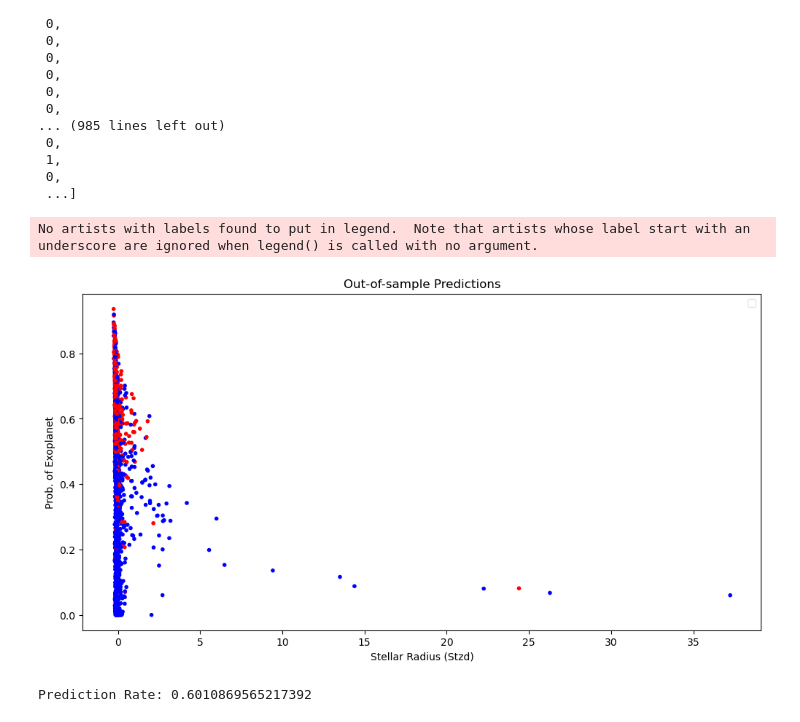
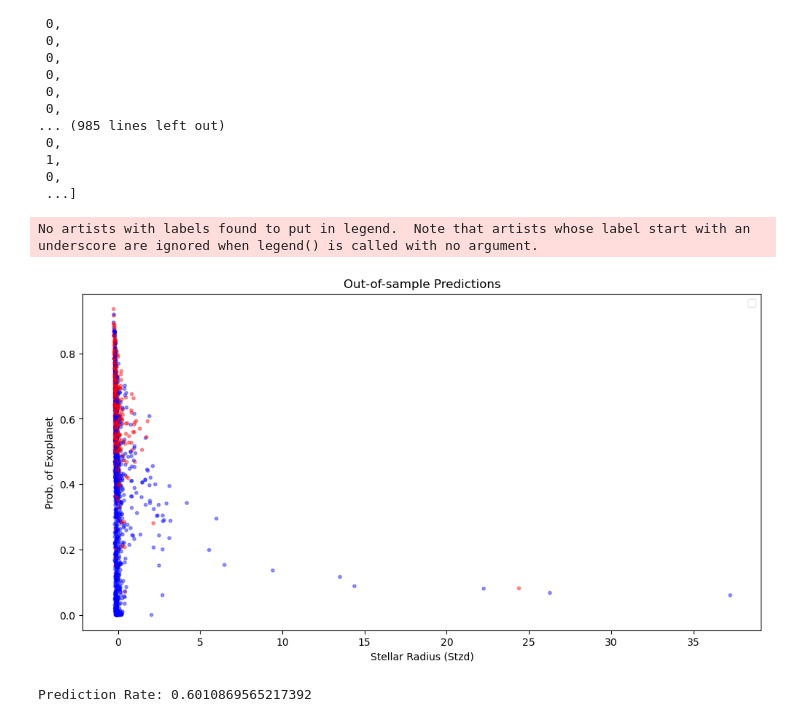
Before and after one commit to Haigro/Exoplanet-Classification, a Jupyter notebook: Project.ipynb, the cells around one changed output. Saved outputs shown, nothing was run; the diff lists cells and outputs as text; code cells hidden in the pictures.

```diff
--- a/Project.ipynb
+++ b/Project.ipynb
@@ -545,7 +546,8 @@ for i in range(cat.size):
 ax.scatter(x = preds_out_of_sample,
            y = model_preds.p,
            color = col,
-           marker = '.'
+           marker = '.',
+           alpha=0.4
            )
 
 # uncertainty about the estimates:
@@ -565,34 +567,34 @@ ax.scatter(x = preds_out_of_sample,
 #     label="Expected prob.",
 # )
 
 # # actual outcomes:
 # ax.scatter(
 #     x=X_test,
 #     y=Y_test,
 #     marker="x",
 #     color="k",
 #     alpha=0.8,
 #     label="Observed outcomes",
 # )
 # true probabilities:
 #x = np.linspace(X['koi_srad'].min() - 0.1, X['koi_srad'].max() + 0.1)
 #ax.plot(
 #    x,
 #    logistic(true_intercept + true_slope * x),
 #    lw=2,
 #    ls="--",
 #    color="#565C6C",
 #    alpha=0.8,
 #    label="True prob.",
 #)
 
 ax.set_xlabel("Stellar Radius (Stzd)")
 ax.set_ylabel("Prob. of Exoplanet")
 ax.set_title("Out-of-sample Predictions")
 ax.legend(fontsize=10, frameon=True, framealpha=0.5);
 # %% [output]
 No artists with labels found to put in legend.  Note that artists whose label start with an underscore are ignored when legend() is called with no argument.
-[figure, old version]
+[figure, new version]
 # %%
 print("Prediction Rate: " + str(sum(rate)/len(rate)))
 # %% [output]
```
Also changed, not shown: parts of 1 cell of this notebook.
